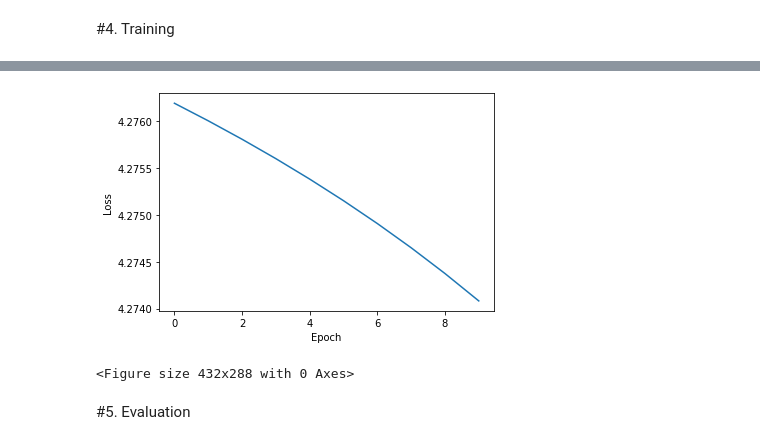
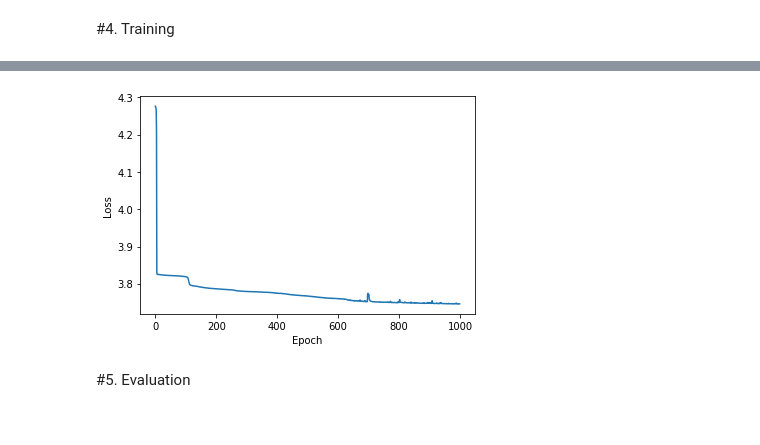
Before and after one commit to fabrice-camus/UNIGE-MA2a-METL-Projet-Inflection, a Jupyter notebook: METL_Inflection.ipynb, the cells around one changed output, grey strips where cells are left out. Saved outputs shown, nothing was run; the diff lists cells and outputs as text; code cells hidden in the pictures.

```diff
--- a/METL_Inflection.ipynb
+++ b/METL_Inflection.ipynb
@@ -434,13 +470,16 @@ Epoch (10/10) -  Batch (25/25])
 # %%
+import numpy as np
 import matplotlib.pyplot as plt
+losses_epoch_train=np.load('./model/losses_epoch_train.npy')
+num_epochs=1000
+
 plt.plot(range(num_epochs),losses_epoch_train, label='train')
 plt.xlabel('Epoch')
 plt.ylabel('Loss')
+#plt.savefig('./model/loss.png')
 plt.show()
-plt.savefig('./model/loss.png')
 # %% [output]
-[figure, old version]
+[figure, new version]
-<Figure size 432x288 with 0 Axes>
 # %% [markdown]
 #5. Evaluation
 # %%
```
Also changed, not shown: parts of 14 cells of this notebook.
